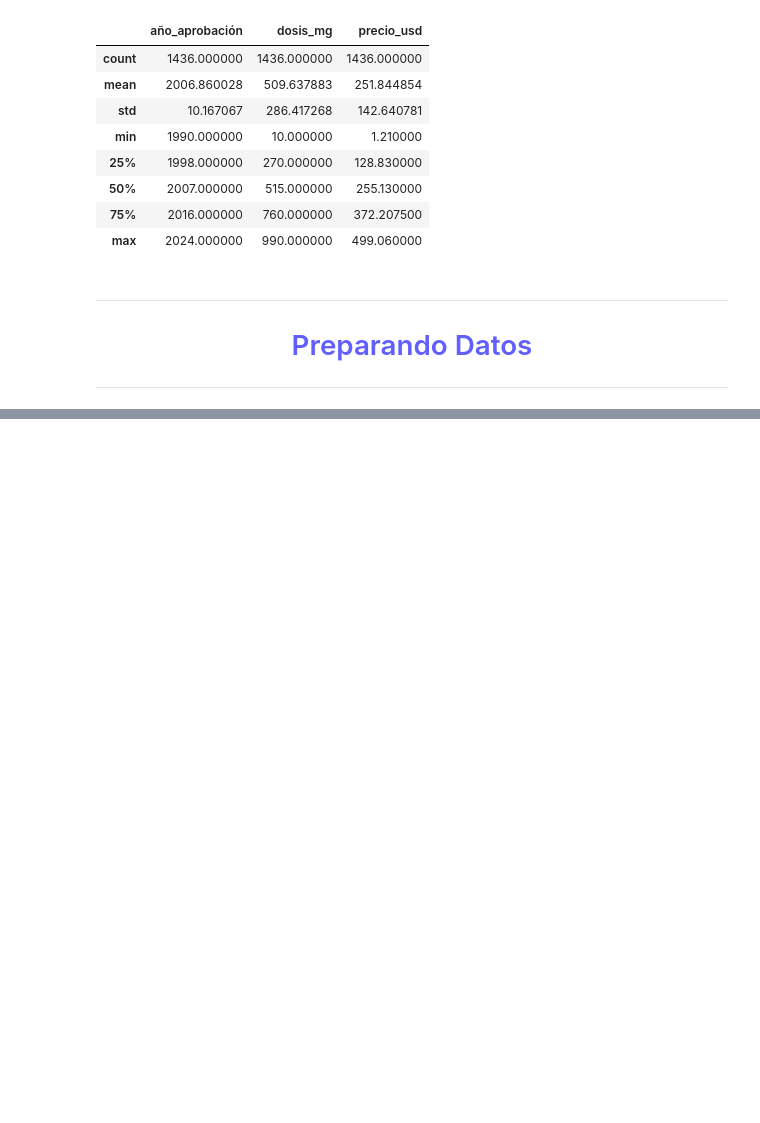
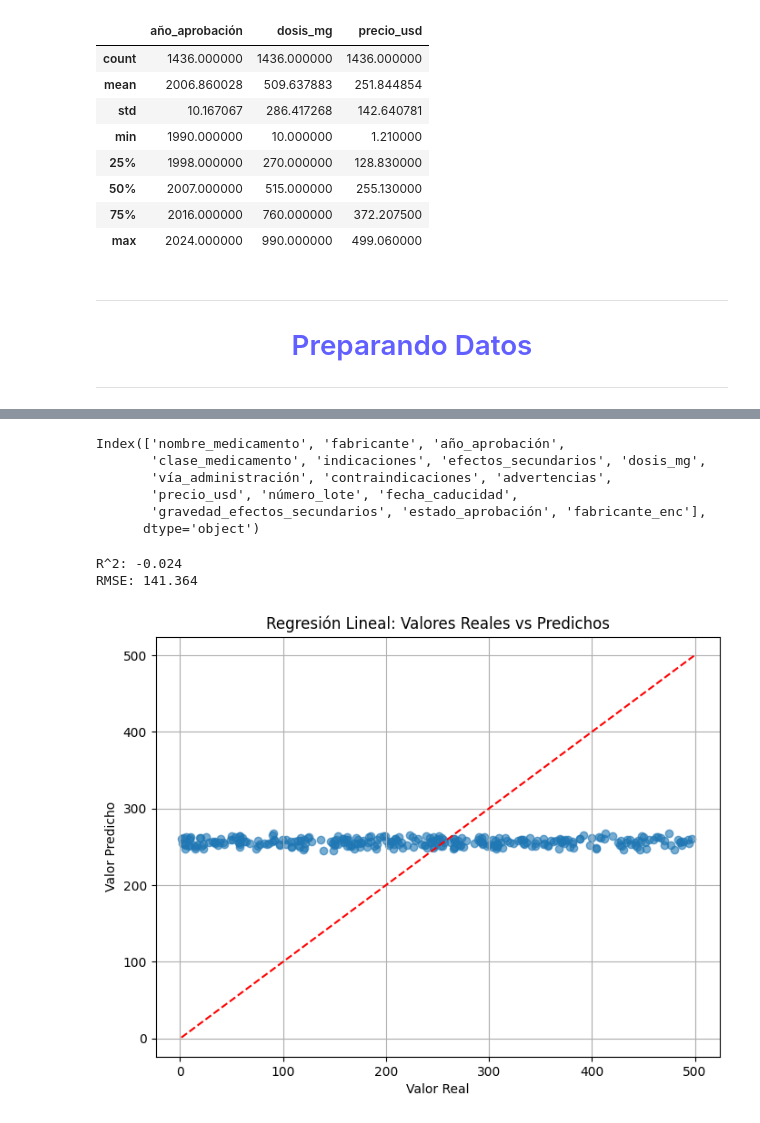
Before and after one commit to r2x4/aprendiendo_machine, a Jupyter notebook: machine.ipynb, the cells around one changed output, grey strips where cells are left out. Drawn from its saved outputs; the diff is of its cells as text; code cells hidden in the pictures; blank space fills up the shorter version.

```diff
--- a/machine.ipynb
+++ b/machine.ipynb
@@ -191,3 +191,20 @@ datos_ml.head(7)
 | 4 | Amoxstatin62 | Pfizer Inc. | 2003 | Antidepressant | Psychosis control | Insomnia, Dry mouth, Fatigue | ... |
 | 5 | Loxocillin72 | Johnson & Johnson | 2023 | Antifungal | Viral infections | Rash, Dizziness | ... |
 | 6 | Fenoxetine43 | AstraZeneca | 2004 | Anti-inflammatory | Psychosis control | Blurred vision | ... |
+# %%
+datos_ml.columns
+# %% [output]
+Index(['nombre_medicamento', 'fabricante', 'año_aprobación',
+       'clase_medicamento', 'indicaciones', 'efectos_secundarios', 'dosis_mg',
+       'vía_administración', 'contraindicaciones', 'advertencias',
+       'precio_usd', 'número_lote', 'fecha_caducidad',
+       'gravedad_efectos_secundarios', 'estado_aprobación', 'fabricante_enc'],
+      dtype='object')
+# %%
+from sklearn.preprocessing import LabelEncoder
+
+categorical_cols = ['clase_medicamento', 'vía_administración', 'gravedad_efectos_secundarios', 'estado_aprobación']
+
+for col in categorical_cols:
+    le = LabelEncoder()
+    datos_ml[col + '_enc'] = le.fit_transform(datos_ml[col])
@@ -193,0 +216,46 @@ datos_ml.head(7)
+# %%
+import pandas as pd
+import numpy as np
+from sklearn.model_selection import train_test_split
+from sklearn.linear_model import LinearRegression
+from sklearn.metrics import r2_score, mean_squared_error
+import matplotlib.pyplot as plt
+
+# Suponiendo que tus datos ya están cargados en 'datos_ml' y que
+# quieres predecir 'precio_usd' usando variables numéricas y codificadas.
+
+# Por ejemplo, seleccionamos algunas columnas numéricas como características
+# y 'precio_usd' como variable objetivo (ajusta según tu dataset)
+X = datos_ml[['año_aprobación', 'dosis_mg', 'fabricante_enc']]  # ejemplo de variables predictoras
+y = datos_ml['precio_usd']
+
+# Dividir en train y test
+X_train, X_test, y_train, y_test = train_test_split(X, y, test_size=0.2, random_state=42)
+
+# Crear y entrenar el modelo
+modelo = LinearRegression()
+modelo.fit(X_train, y_train)
+
+# Predecir
+y_pred = modelo.predict(X_test)
+
+# Evaluar
+print(f"R^2: {r2_score(y_test, y_pred):.3f}")
+
+mse = mean_squared_error(y_test, y_pred)
+rmse = np.sqrt(mse)
+print(f"RMSE: {rmse:.3f}")
+
+# Graficar valores reales vs predichos
+plt.figure(figsize=(8,6))
+plt.scatter(y_test, y_pred, alpha=0.6)
+plt.plot([y.min(), y.max()], [y.min(), y.max()], 'r--')  # línea ideal
+plt.xlabel('Valor Real')
+plt.ylabel('Valor Predicho')
+plt.title('Regresión Lineal: Valores Reales vs Predichos')
+plt.grid(True)
+plt.show()
+# %% [output]
+R^2: -0.024
+RMSE: 141.364
+[figure, added]
```
Also changed, not shown: parts of 1 cell of this notebook.
